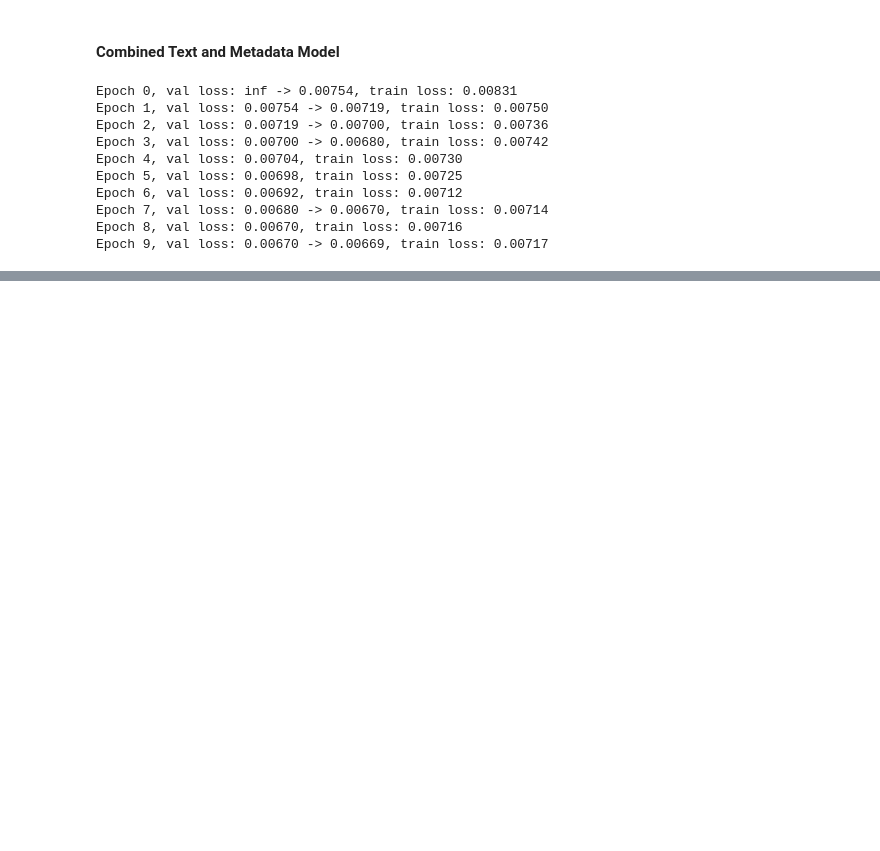
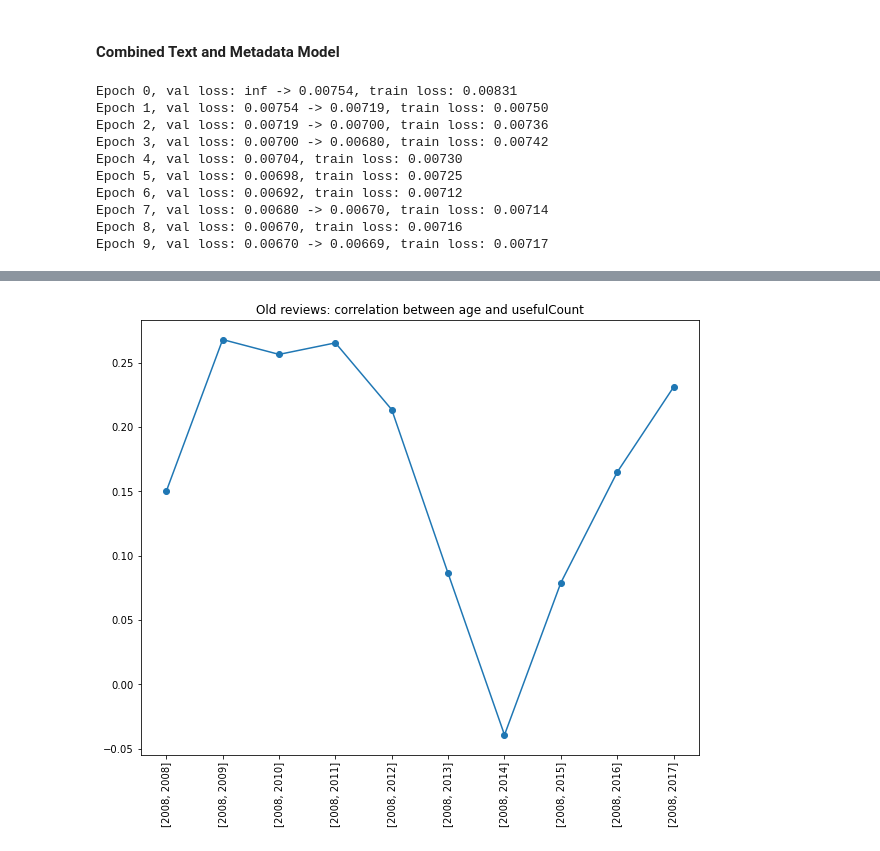
Before and after one commit to jmiano/Med-Review-NLP, a Jupyter notebook: dev_notebooks/Exploratory_Analysis.ipynb, the cells around one changed output, grey strips where cells are left out. Cells and saved outputs as stored; diff of their text form; code cells hidden in the pictures; blank space fills up the shorter version.

```diff
--- a/dev_notebooks/Exploratory_Analysis.ipynb
+++ b/dev_notebooks/Exploratory_Analysis.ipynb
@@ -389,0 +443,22 @@ Epoch 9, val loss: 0.00670 -> 0.00669, train loss: 0.00717
+# %%
+# Get year ranges and useful count caps to try
+year_ranges = []
+for i in range(2008, 2018):
+    if [2008, i] not in year_ranges:
+        year_ranges.append([2008, i])
+# Compute corr across range of year_ranges and count_caps to generate heat-map
+corrs = []
+for year_range in year_ranges:
+    train, val = load_data('../data/drugsComTrain_raw.csv', year_range=year_range, usefulCount_range=None,
+                           usefulCount_quantile=0.99)
+    corr, _ = pearsonr(train['usefulCount'], train['daysOld'])
+    corrs.append([year_range, corr])
+# Visualize line plot of how the correlation changes with the year range
+fig, ax = plt.subplots(figsize=(10, 8))
+corr_df = pd.DataFrame(corrs, columns=['year_range', 'correlation'])
+plt.plot(corr_df['year_range'].astype(str), corr_df['correlation'], marker='o')
+plt.xticks(rotation=90)
+plt.title('Old reviews: correlation between age and usefulCount')
+plt.show()
+# %% [output]
+[figure, added]
```
Also changed, not shown: parts of 6 cells of this notebook.
